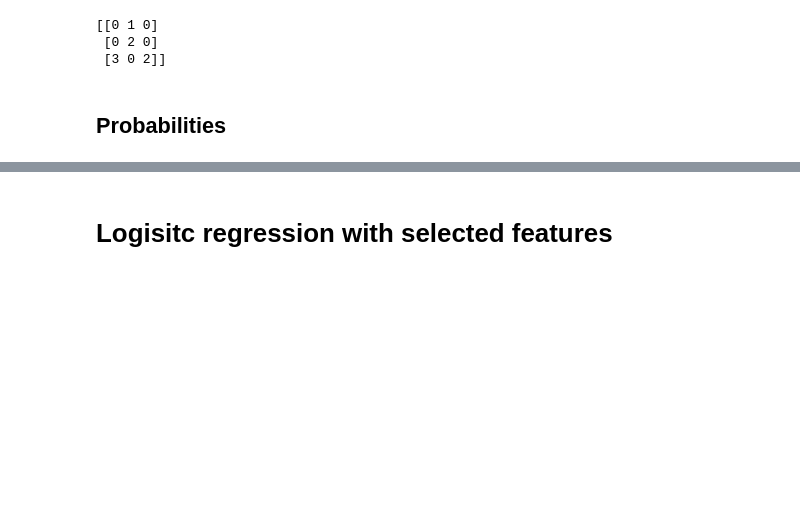
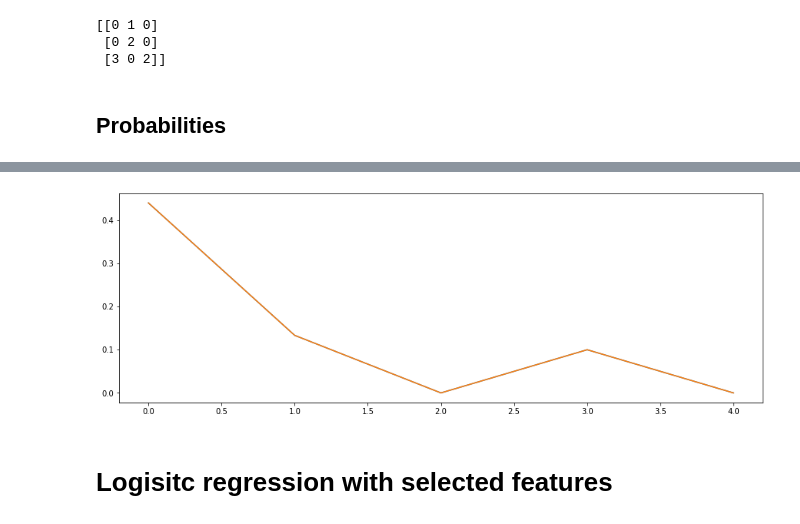
Before and after one commit to ambroisernd/epfl-breast-cancer-ml-project, a Jupyter notebook: notebooks/logistic_regression.ipynb, the cells around one changed output, grey strips where cells are left out. Cells and saved outputs as stored; diff of their text form; code cells hidden in the pictures; blank space fills up the shorter version.

```diff
--- a/notebooks/logistic_regression.ipynb
+++ b/notebooks/logistic_regression.ipynb
@@ -247,3 +168,10 @@ Unique features for category 2: 409
+# %%
+plt.figure(figsize=(15,5))
+plt.plot(np.arange(min_iter,max_iter+1,1), kfold_f1_l1)
+plt.plot(np.arange(min_iter,max_iter+1,1), kfold_f1_l2)
+plt.show()
+# %% [output]
+[figure, added]
 # %% [markdown]
 # Logisitc regression with selected features
 # %%
```
Also changed, not shown: parts of 43 cells of this notebook, 1 other file.
